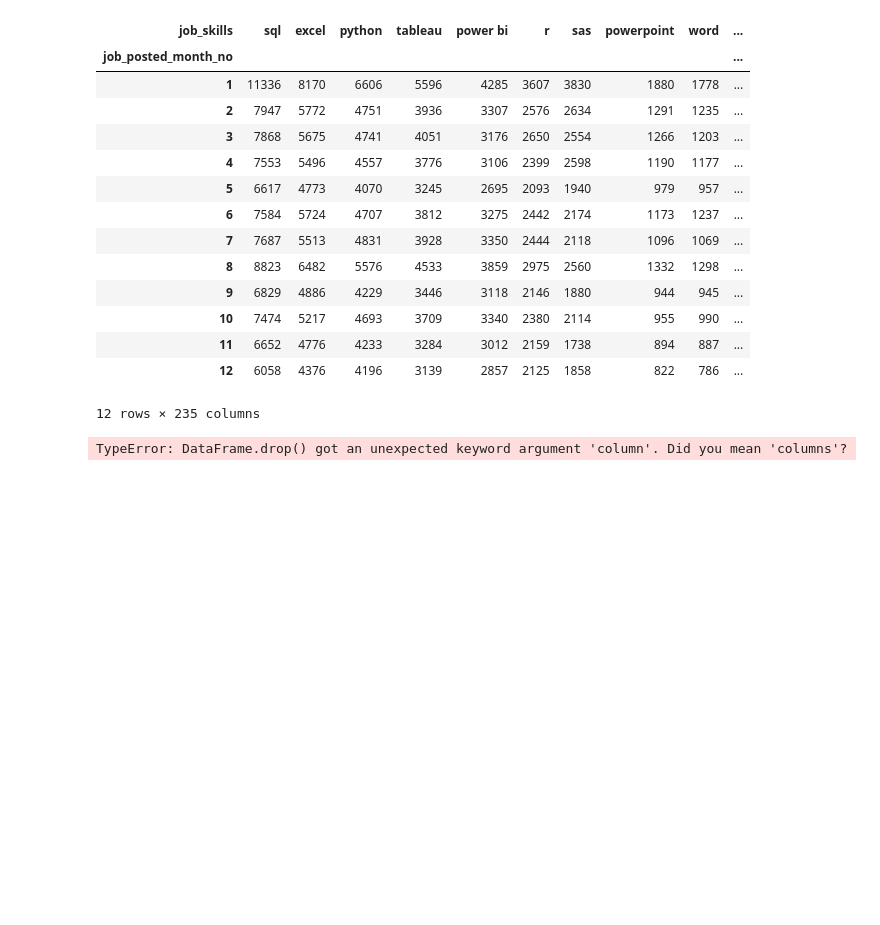
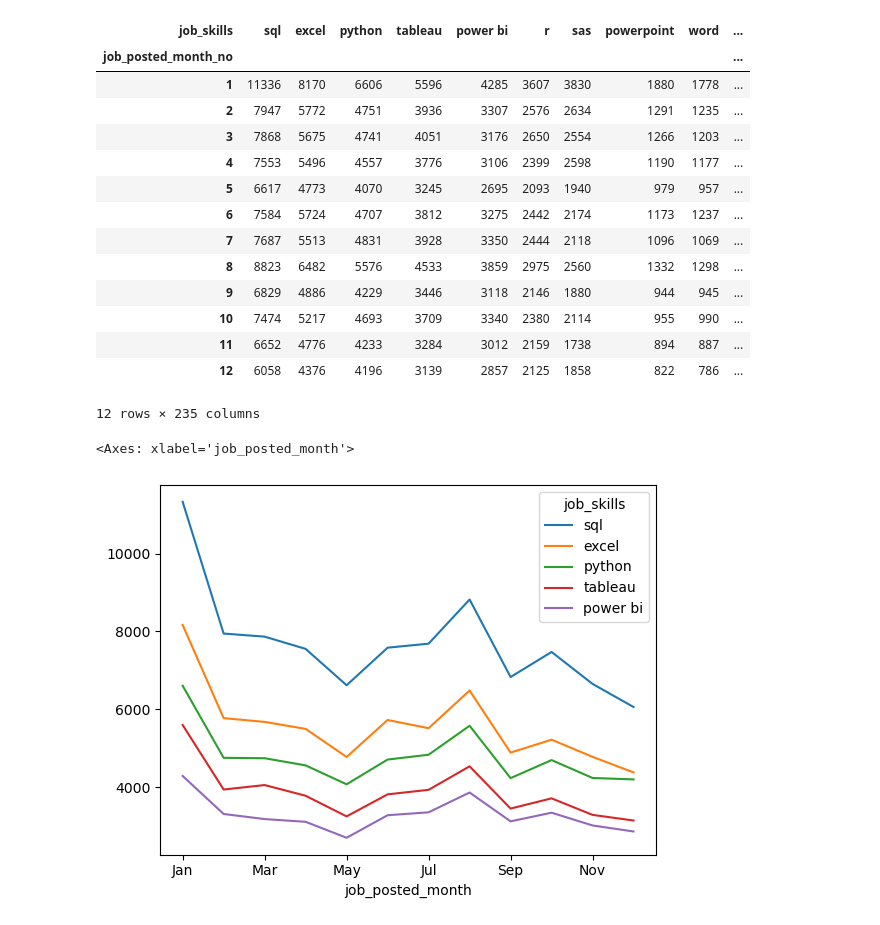
Before and after one commit to alexoestreicher/Kurs, a Jupyter notebook: 2_advanced/12_exercise_trending_skills.ipynb, the cells around one changed output. Saved outputs shown, nothing was run; the diff lists cells and outputs as text; code cells hidden in the pictures; blank space fills up the shorter version.

```diff
--- a/2_advanced/12_exercise_trending_skills.ipynb
+++ b/2_advanced/12_exercise_trending_skills.ipynb
@@ -40,9 +40,10 @@ df_DA_pivot
 # %%
 df_DA_pivot = df_DA_pivot.reset_index()
 df_DA_pivot["job_posted_month"] = df_DA_pivot["job_posted_month_no"].apply(lambda x: pd.to_datetime(x, format="%m").strftime("%b"))
 df_DA_pivot = df_DA_pivot.set_index("job_posted_month")
-df_DA_pivot = df_DA_pivot.drop(column="job_posted_month_no")
+df_DA_pivot = df_DA_pivot.drop(columns="job_posted_month_no")
 
-df_DA_pivot
+df_DA_pivot.iloc[: , :5].plot(kind="line")
 # %% [output]
-TypeError: DataFrame.drop() got an unexpected keyword argument 'column'. Did you mean 'columns'?
+<Axes: xlabel='job_posted_month'>
+[figure, added]
```
Also changed, not shown: 10 other files.
